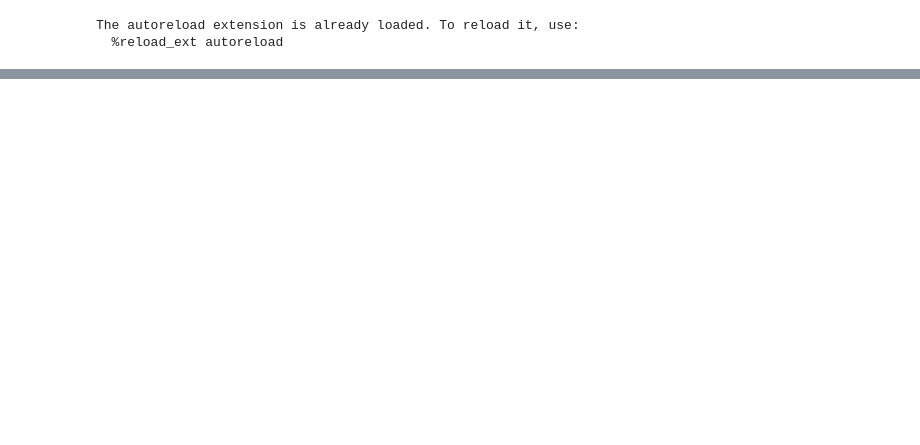
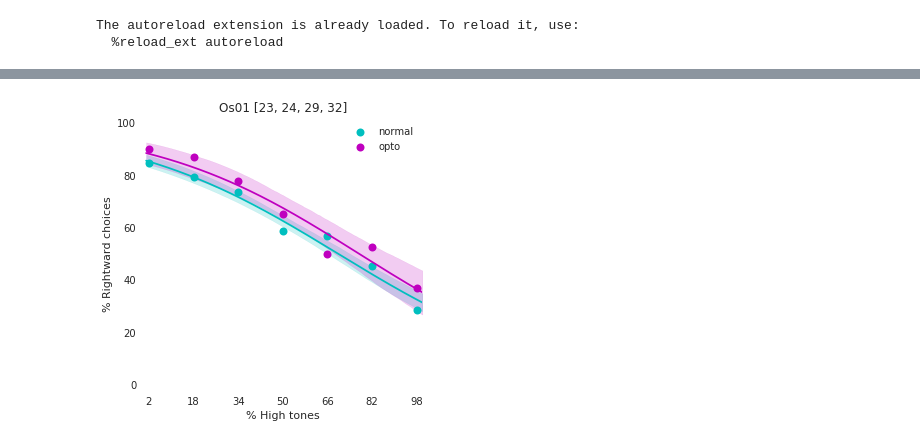
Before and after one commit to HernandoMV/BehaviouralAnalysis, a Jupyter notebook: Bpod_Analysis.ipynb, the cells around one changed output, grey strips where cells are left out. Saved outputs shown, nothing was run; the diff lists cells and outputs as text; code cells hidden in the pictures; blank space fills up the shorter version.

```diff
--- a/Bpod_Analysis.ipynb
+++ b/Bpod_Analysis.ipynb
@@ -212,26 +217,0 @@ clf = LogisticRegression(C=1e5, solver='lbfgs')
-# %%
-# pull data but plot each session separately BUT THIS IS NOT NORMALIZED BY THE NUMBER OF TRIALS...
-# DO THIS WITH THE MODELS
-SelectedExp = [24,26,32]
-for x in SelectedExp:
-    PPN, PPO = PsychPerformance(difficulty = ExperimentData[x]['SessionData']['SettingsFile']['PercVect'],
-                     trialsDif = ExperimentData[x]['SessionData']['TrialHighPerc'],
-                     sideSelected = ExperimentData[x]['SessionData']['FirstPoke'],
-                     optoStim = ExperimentData[x]['SessionData']['OptoStim'])
-    # plot
-    difficulty = ExperimentData[x]['SessionData']['SettingsFile']['PercVect']
-    plt.plot(difficulty, PPN, 'co', ms = 8, label = 'Normal')
-    plt.plot(difficulty, PPO, 'mo', ms = 8, label = 'Opto')
-#plt.plot(clf)
-plt.xticks(difficulty)
-plt.ylabel('% Rightward choices')
-plt.xlabel('% High tones')
-plt.xlim(0., 100.)
-plt.ylim(-2., 102.)
-lgd = plt.legend(bbox_to_anchor=(1.05, 1), loc=2, borderaxespad=0.)
-plt.title(str(SelectedExp))
-plt.tick_params(top='off', bottom='on', left='on', right='off', labelleft='on', labelbottom='on')
-# get rid of the frame
-for spine in plt.gca().spines.values():
-    spine.set_visible(False)
-plt.show()
@@ -253,0 +218,21 @@ len(data['SessionData']['RawEvents']['Trial'])
+# %%
+fig, axs = plt.subplots(1,1,figsize=(5, 5), facecolor='w', edgecolor='k')
+
+if Normal_PsyPer:
+    plot_utils.PlotPsychPerformance(dataDif = Normal_PsyPer['Difficulty'], dataPerf = Normal_PsyPer['Performance'],
+                     predictDif = predictDif, ax = axs, fakePred = Normal_fakePredictions,
+                     realPred = Normal_predictPer, color = 'c', label = 'normal')
+
+if Opto_PsyPer:
+    plot_utils.PlotPsychPerformance(dataDif = Opto_PsyPer['Difficulty'], dataPerf = Opto_PsyPer['Performance'],
+                         predictDif = predictDif, ax = axs, fakePred = Opto_fakePredictions,
+                         realPred = Opto_predictPer, color = 'm', label = 'opto')
+lgd = plt.legend()
+plt.title(AnimalID + ' ' + str(SelectedExp))
+
+plt.savefig(outputDir + AnimalID + '_' + str(SelectedExp) + '_psychometricPerformance.pdf', transparent=True,
+            bbox_extra_artists=(lgd,), bbox_inches='tight')
+
+plt.show(fig)
+# %% [output]
+[figure, added]
```
Also changed, not shown: parts of 27 cells of this notebook, 2 other files.
